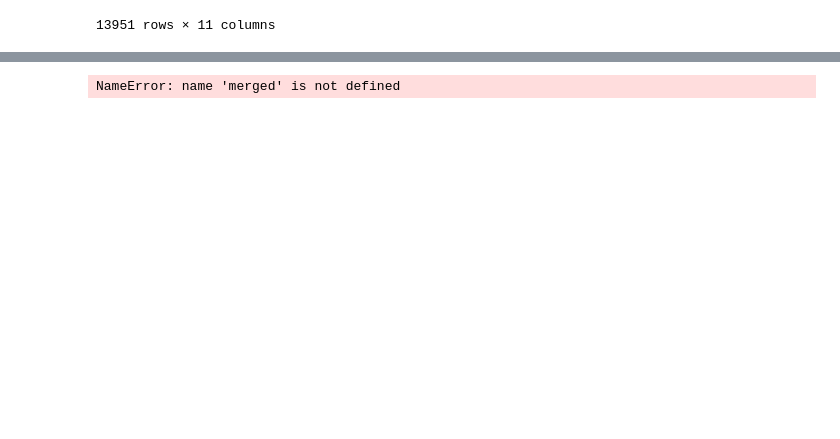
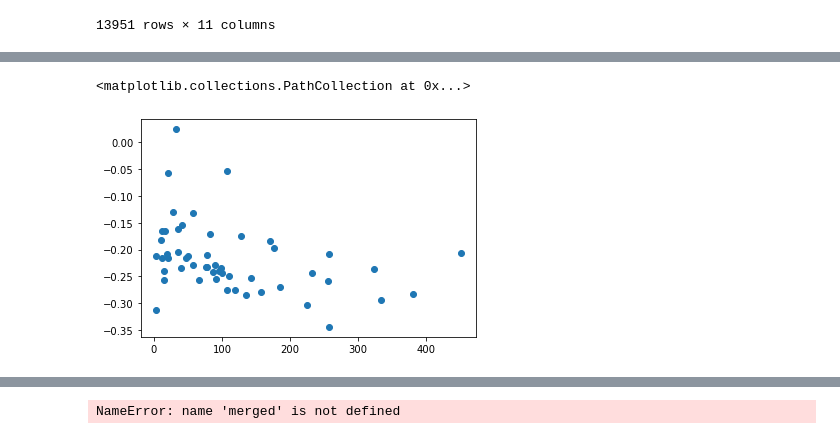
Before and after one commit to aditj/covid-ranking, a Jupyter notebook: notebooks/create_data.ipynb, the cells around one changed output, grey strips where cells are left out. Saved outputs shown, nothing was run; the diff lists cells and outputs as text; code cells hidden in the pictures; blank space fills up the shorter version.

```diff
--- a/notebooks/create_data.ipynb
+++ b/notebooks/create_data.ipynb
@@ -650,0 +635,2 @@ merged_monthly
+# %%
+data=merged_monthly[(merged_monthly['month']==5) & (merged_monthly['state']=='California')].reset_index()
@@ -650,0 +657,8 @@ merged_monthly
+# %%
+data['spendindice']=data['spend_all'].argsort().argsort()
+data['caseindice']=np.argsort(data['casesper100k'])
+# %%
+plt.scatter('casesper100k','spend_all',data=data)
+# %% [output]
+<matplotlib.collections.PathCollection at 0x...>
+[figure, added]
```
Also changed, not shown: parts of 4 cells of this notebook, 3 other files.
